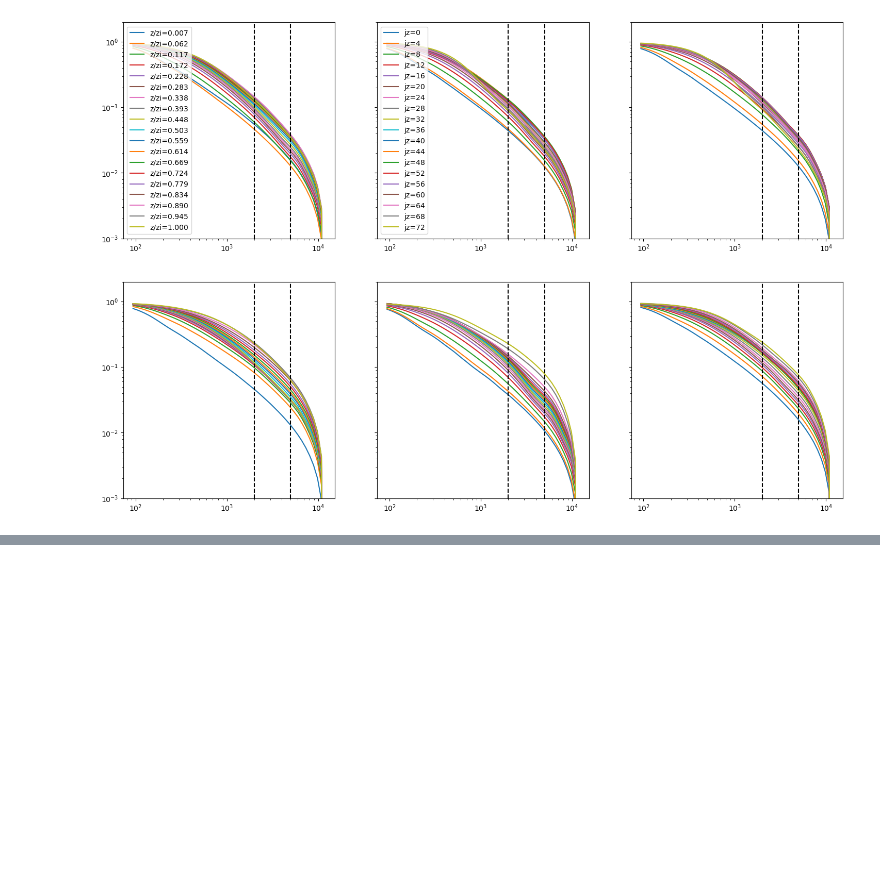
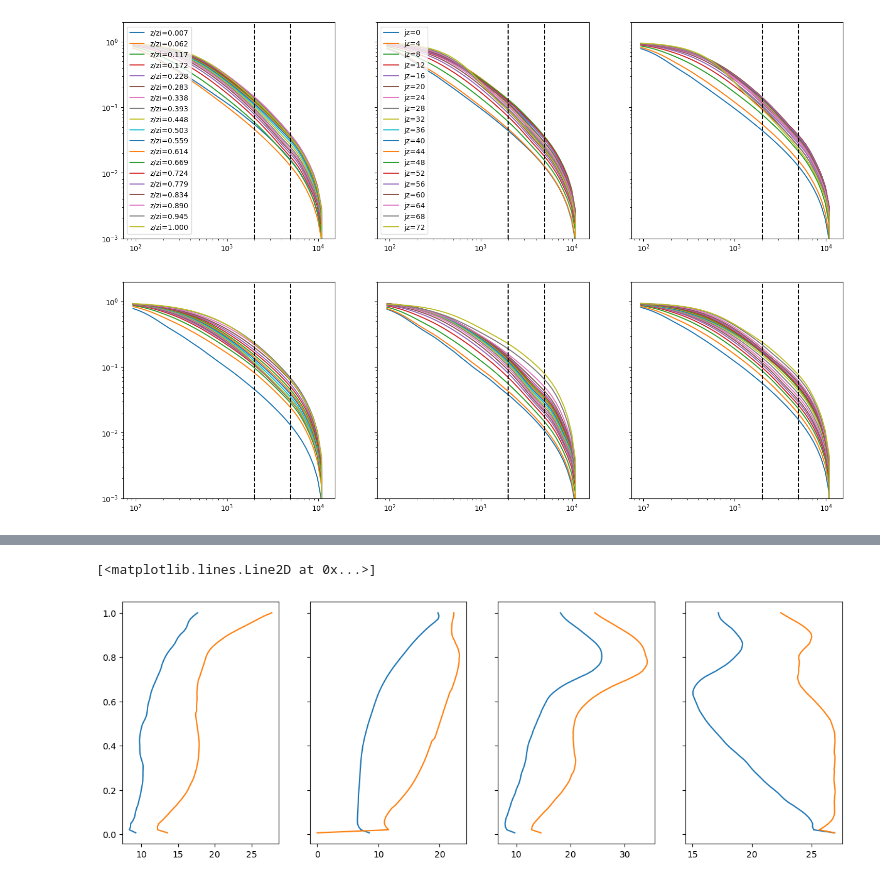
Before and after one commit to Salesky-ABL/LES-utils, a Jupyter notebook: scripts/RFM_test.ipynb, the cells around one changed output, grey strips where cells are left out. Cells and saved outputs as stored; diff of their text form; code cells hidden in the pictures; blank space fills up the shorter version.

```diff
--- a/scripts/RFM_test.ipynb
+++ b/scripts/RFM_test.ipynb
@@ -81,0 +147,17 @@ for iax in ax1.flatten():
+# %%
+fig2, ax2 = plt.subplots(nrows=1, ncols=4, sharey=True, figsize=(14.8, 5))
+# u var
+ax2[0].plot(100*err.uur, err.z/s.h)
+ax2[0].plot(100*errLP.uur, errLP.z/s.h)
+# w var
+ax2[1].plot(100*err.ww, err.z/s.h)
+ax2[1].plot(100*errLP.ww, errLP.z/s.h)
+# theta var
+ax2[2].plot(100*err.tt, err.z/s.h)
+ax2[2].plot(100*errLP.tt, errLP.z/s.h)
+# q var
+ax2[3].plot(100*err.qq, err.z/s.h)
+ax2[3].plot(100*errLP.qq, errLP.z/s.h)
+# %% [output]
+[<matplotlib.lines.Line2D at 0x...>]
+[figure, added]
```
Also changed, not shown: parts of 6 cells of this notebook, 1 other file.
